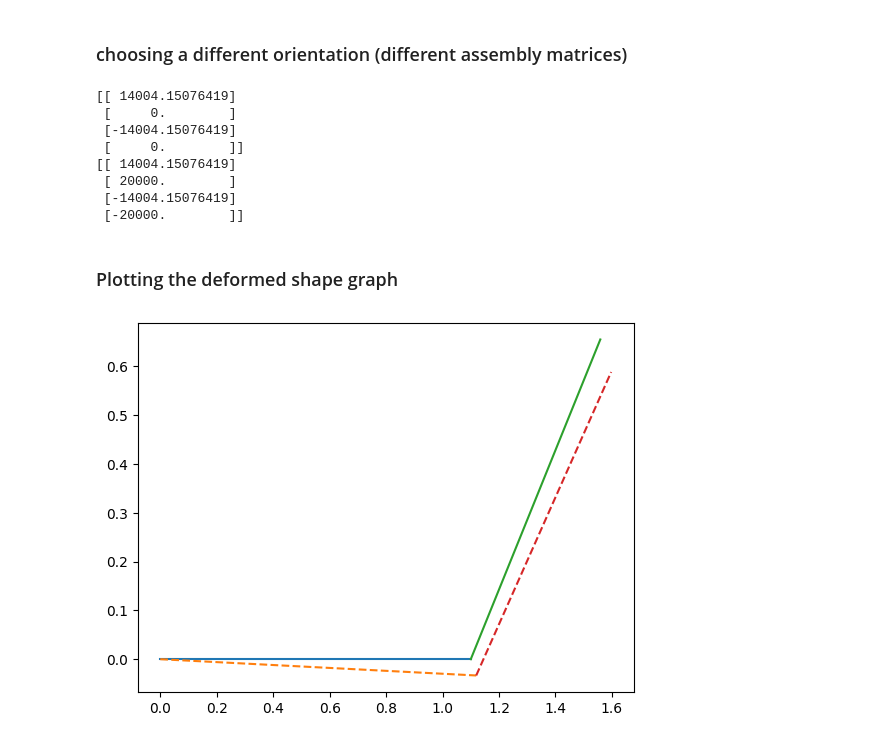
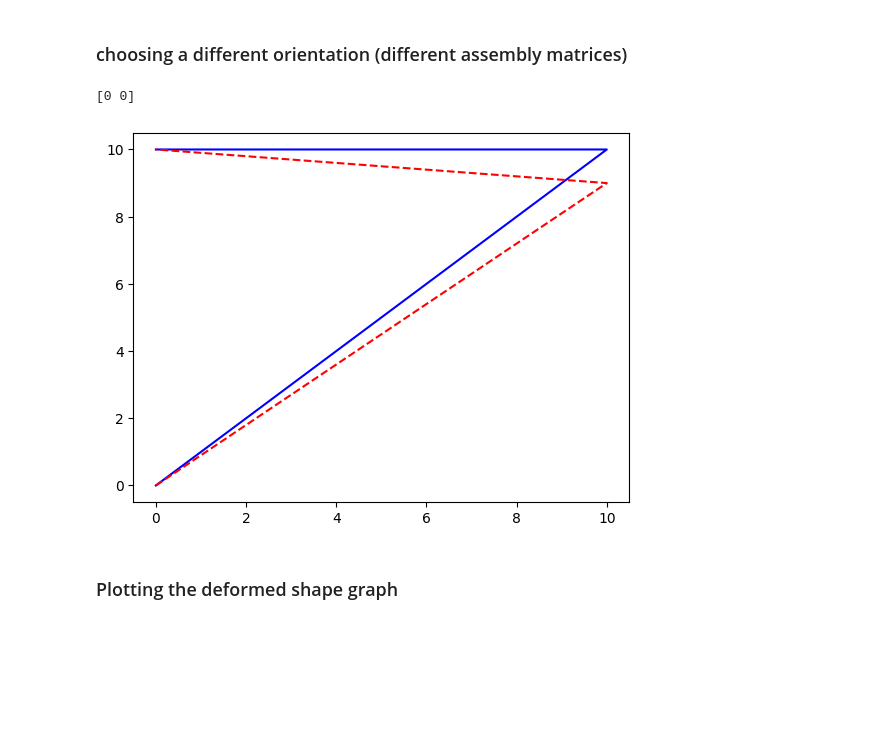
Before and after one commit to danielmcnz/FEA-Tools, a Jupyter notebook: lab2.ipynb, the cells around one changed output. Cells and saved outputs as stored; diff of their text form; code cells hidden in the pictures; blank space fills up the shorter version.

```diff
--- a/lab2.ipynb
+++ b/lab2.ipynb
@@ -59,58 +59,21 @@ for element in structure.elements:
 # %%
 assembly_mat_1 = np.array([[1, 0, 0, 0], [0, 1, 0, 0]])
 assembly_mat_2 = np.array([[0, 0, 1, 0], [0, 0, 0, 1]])
 
 element1 = BarElement(assembly_mat_1, 200e9, 1.1, 400e-6, 0)
 element2 = BarElement(assembly_mat_2, 200e9, 0.8, 600e-6, 55)
 
 Q = np.array([[0], [-20e3]]) # external force vector
 
-structure = Structure([element1, element2], Q)
+points = np.array([[0, 0], [10, 10], [0, 10]])
+
+structure = Structure([element1, element2], Q, points)
 
 structure.solve()
 
-for element in structure.elements:
-    print(element.global_force_vector)
+structure.single_deflection_display(1000, 1)
 # %% [output]
-[[ 14004.15076419]
- [     0.        ]
- [-14004.15076419]
- [     0.        ]]
-[[ 14004.15076419]
- [ 20000.        ]
- [-14004.15076419]
- [-20000.        ]]
+[0 0]
+[figure, added]
 # %% [markdown]
 ### Plotting the deformed shape graph
-# %%
-import matplotlib.pyplot as plt
-
-x_tot = x_tot_defl = 0
-y_tot = y_tot_defl = 0
-
-resolution = 2
-
-mag = 100
-
-for element in structure.elements:
-
-    if(element.angle == 0):
-        x = element.L
-        y = element.L * np.tan(np.deg2rad(element.angle))
-    elif(element.angle > 0):
-        x = element.L * np.cos(np.deg2rad(element.angle))
-        y = element.L * np.sin(np.deg2rad(element.angle))
-
-    plt.plot(np.linspace(x_tot, x + x_tot, resolution), np.linspace(y_tot, y + y_tot, resolution))
-
-    plt.plot(np.linspace(x_tot_defl, x + x_tot_defl + structure.q[:,0][0] * mag, resolution), np.linspace(y_tot_defl, y + y_tot_defl + structure.q[:,0][1] * mag, resolution), '--')
-
-    x_tot += x
-    y_tot += y
-
-    x_tot_defl += x + structure.q[:,0][0] * mag
-    y_tot_defl += y + structure.q[:,0][1] * mag
-
-plt.show()
-# %% [output]
-[figure, removed]
```
Also changed, not shown: parts of 2 cells of this notebook, 6 other files.
